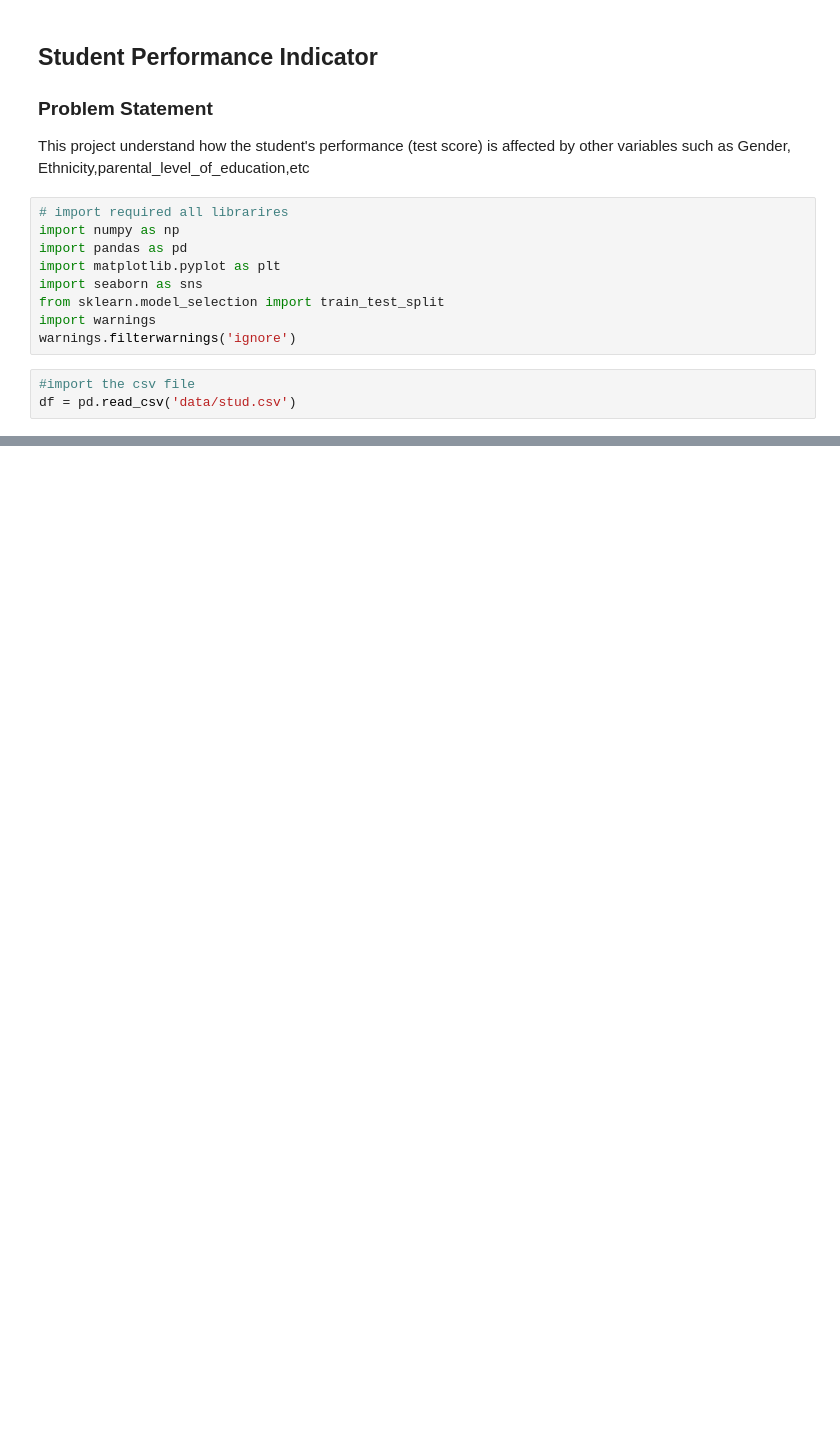
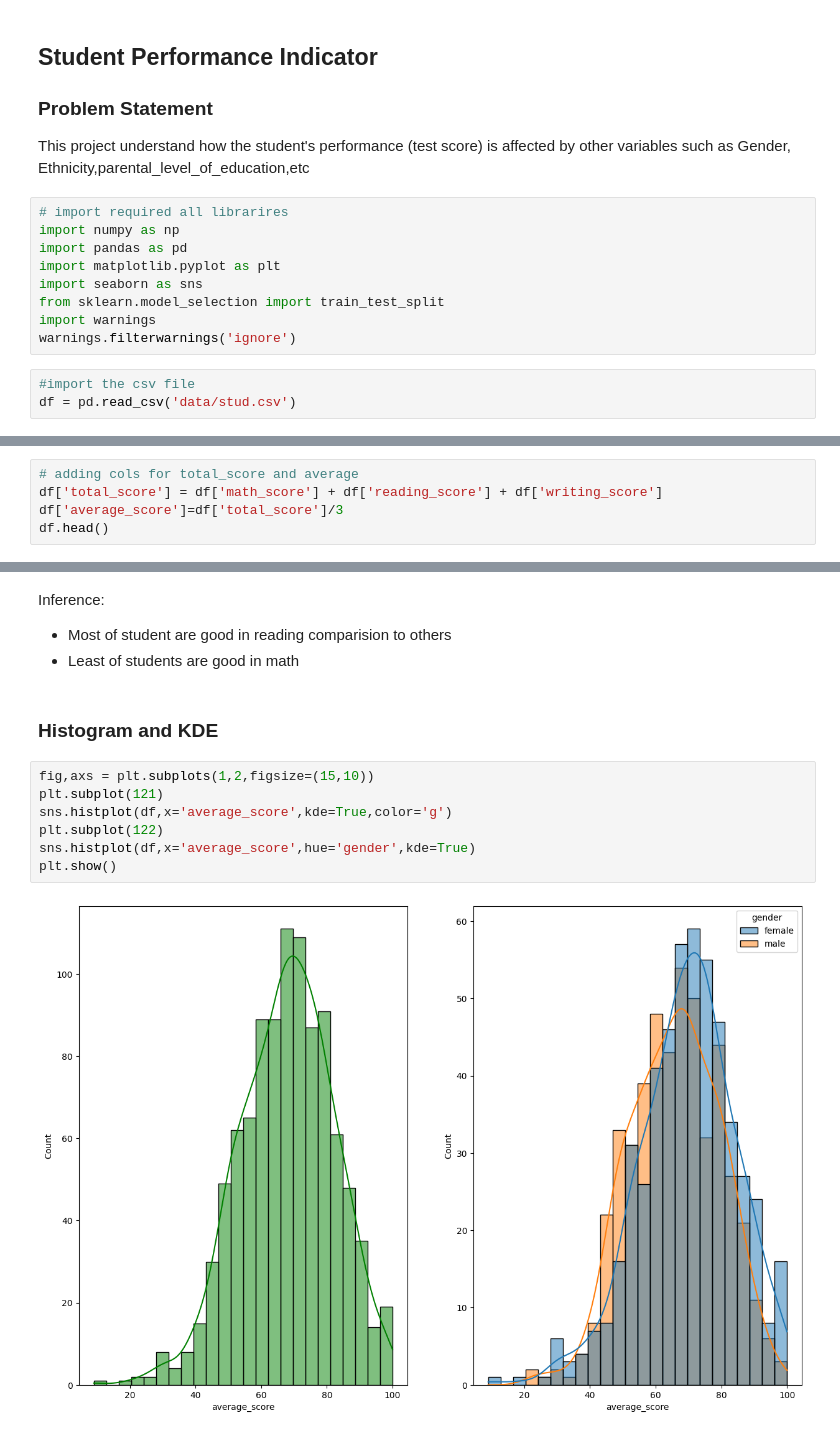
Before and after one commit to milan0122/mlproject, a Jupyter notebook: notebook/research.ipynb, the cells around one changed output, grey strips where cells are left out. Cells and saved outputs as stored; diff of their text form; blank space fills up the shorter version.

```diff
--- a/notebook/research.ipynb
+++ b/notebook/research.ipynb
@@ -26,0 +137,5 @@ df.head()
+# %%
+# adding cols for total_score and average
+df['total_score'] = df['math_score'] + df['reading_score'] + df['writing_score']
+df['average_score']=df['total_score']/3
+df.head()
@@ -26,0 +169,15 @@ df.head()
+# %% [markdown]
+Inference:
+- Most of student are good in reading comparision to others
+- Least of students are good in math
+# %% [markdown]
+### Histogram and KDE
+# %%
+fig,axs = plt.subplots(1,2,figsize=(15,10))
+plt.subplot(121)
+sns.histplot(df,x='average_score',kde=True,color='g')
+plt.subplot(122)
+sns.histplot(df,x='average_score',hue='gender',kde=True)
+plt.show()
+# %% [output]
+[figure, added]
```
Also changed, not shown: parts of 57 cells of this notebook, 1 other file.
